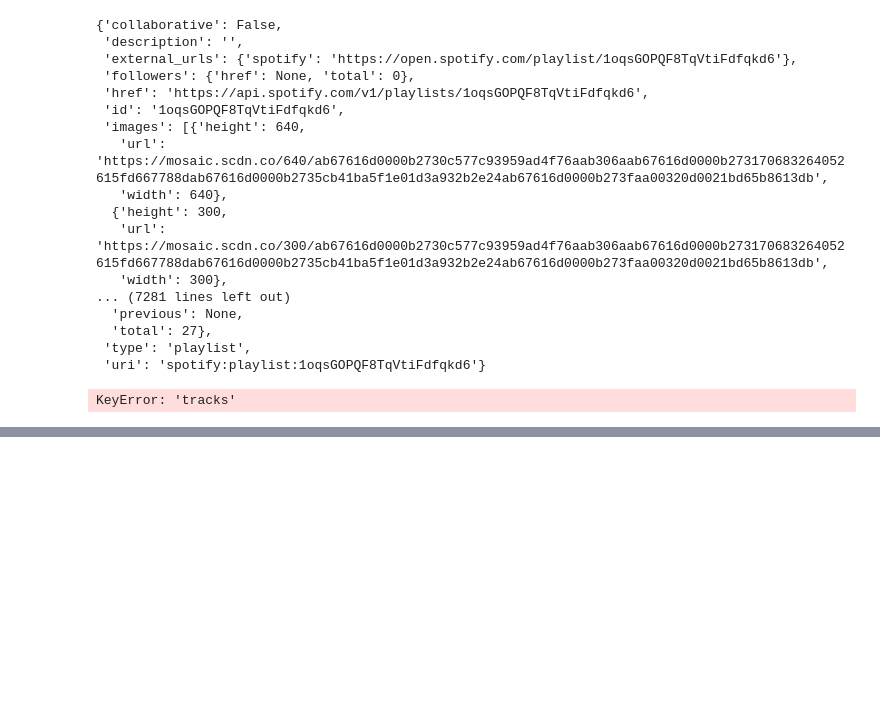
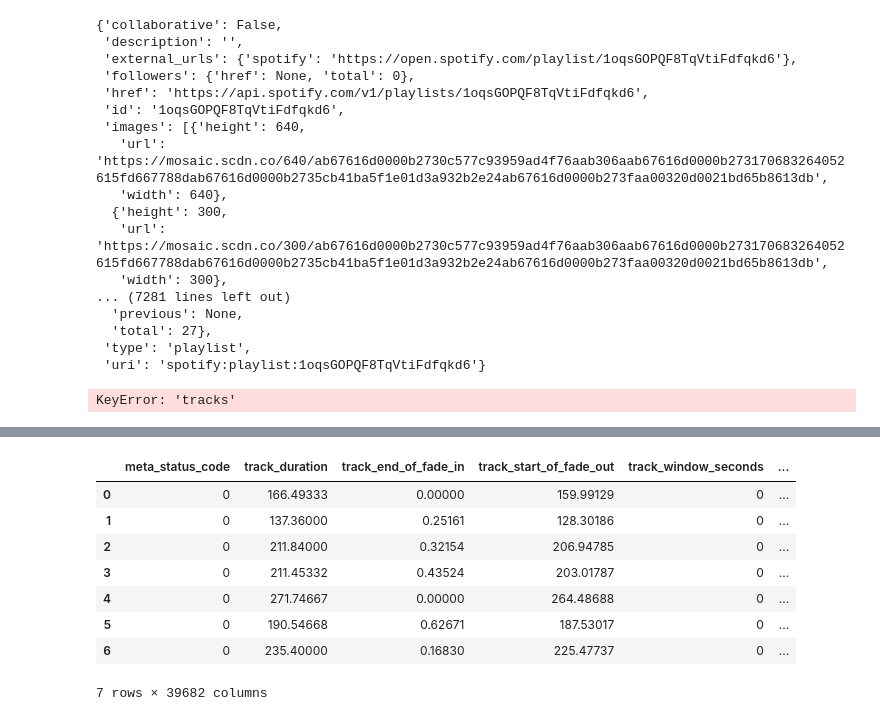
Before and after one commit to Ben-Oren/spotify_analysis, a Jupyter notebook: notebooks/acquire_playlist_data_working.ipynb, the cells around one changed output, grey strips where cells are left out. Saved outputs shown, nothing was run; the diff lists cells and outputs as text; code cells hidden in the pictures; blank space fills up the shorter version.

```diff
--- a/notebooks/acquire_playlist_data_working.ipynb
+++ b/notebooks/acquire_playlist_data_working.ipynb
@@ -424,0 +525,32 @@ def unpack_json(track_raw_json, columns_dictionary):
+# %%
+track_frames = [
+    api.unpack_json(
+        api.get_raw_data_track(song_id),
+        song_id
+    )
+    for song_id
+    in song_ids
+]
+
+tracks_frame = pd.concat(track_frames)
+
+metadata_list = [
+    unpack_playlist_metadata(playlist_response, track_number)
+    for track_number
+    in range(0, len(playlist_response['tracks']['items'])
+            )
+]
+
+metadata_frame = pd.concat(metadata_list)
+
+pd.merge(tracks_frame, metadata_frame, on='id')
+# %% [output]
+|  | meta_status_code | track_duration | track_end_of_fade_in | track_start_of_fade_out | track_window_seconds | ... |
+| 0 | 0 | 166.49333 | 0.00000 | 159.99129 | 0 | ... |
+| 1 | 0 | 137.36000 | 0.25161 | 128.30186 | 0 | ... |
+| 2 | 0 | 211.84000 | 0.32154 | 206.94785 | 0 | ... |
+| 3 | 0 | 211.45332 | 0.43524 | 203.01787 | 0 | ... |
+| 4 | 0 | 271.74667 | 0.00000 | 264.48688 | 0 | ... |
+| 5 | 0 | 190.54668 | 0.62671 | 187.53017 | 0 | ... |
+| 6 | 0 | 235.40000 | 0.16830 | 225.47737 | 0 | ... |
+7 rows × 39682 columns
```
Also changed, not shown: parts of 11 cells of this notebook, 2 other files.
